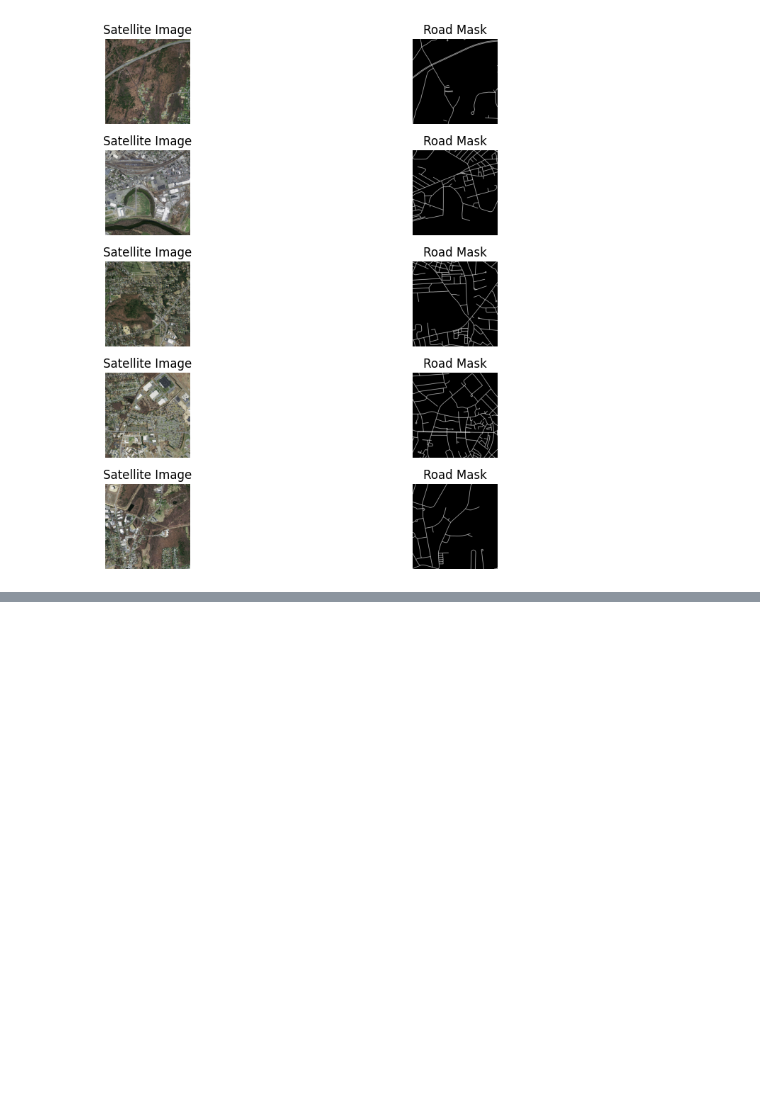
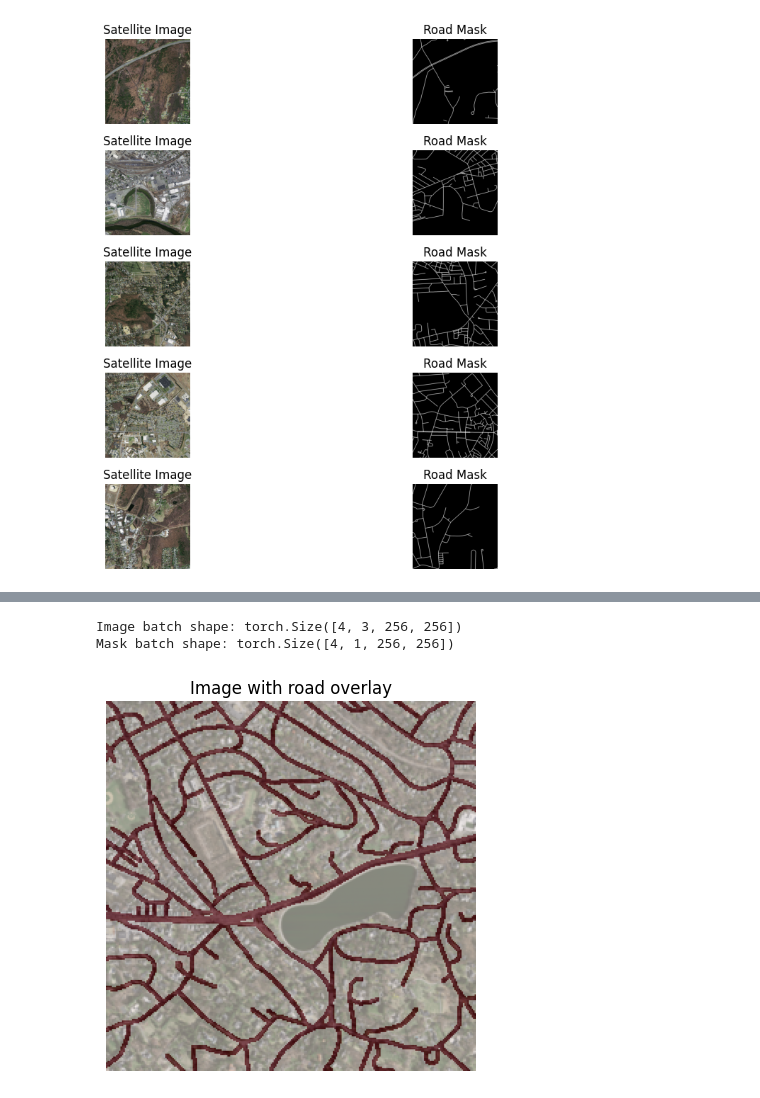
Before and after one commit to teohyc/satellite_road_seg, a Jupyter notebook: road_seg_code.ipynb, the cells around one changed output, grey strips where cells are left out. Drawn from its saved outputs; the diff is of its cells as text; code cells hidden in the pictures; blank space fills up the shorter version.

```diff
--- a/road_seg_code.ipynb
+++ b/road_seg_code.ipynb
@@ -58,0 +118,36 @@ plt.show()
+# %%
+#resize into smaller size for faster training and normalise to [0,1]
+transform = transforms.Compose([
+    transforms.Resize((256, 256)),
+    transforms.ToTensor()
+])
+# %%
+#path
+train_image_dir = "./MA_road_data/tiff/train"
+train_mask_dir = "./MA_road_data/tiff/train_labels"
+
+#create dataset
+train_dataset = RoadDataset(train_image_dir, train_mask_dir, transform=transform)
+
+#dataloader
+train_loader = DataLoader(train_dataset, batch_size=4, shuffle=True)
+
+#check batch
+images, masks = next(iter(train_loader))
+print(f"Image batch shape: {images.size()}")
+print(f"Mask batch shape: {masks.size()}")
+# %% [output]
+Image batch shape: torch.Size([4, 3, 256, 256])
+Mask batch shape: torch.Size([4, 1, 256, 256])
+# %%
+#display an image with mask overlay
+img = images[1].permute(1, 2, 0).numpy() #CHW to HWC
+mask = masks[1].squeeze().numpy() #CHW to HW
+
+plt.imshow(img)
+plt.imshow(mask, cmap='Reds', alpha=0.5)
+plt.title("Image with road overlay")
+plt.axis('off')
+plt.show()
+# %% [output]
+[figure, added]
```
Also changed, not shown: parts of 5 cells of this notebook.
